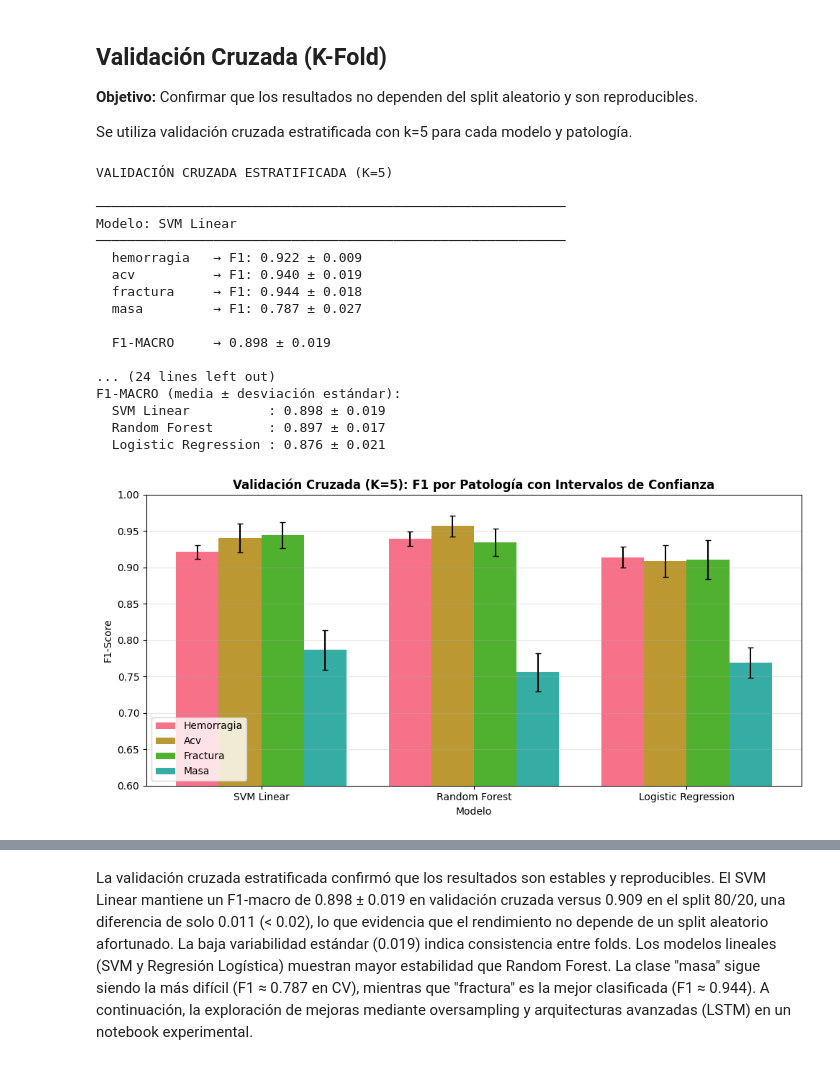
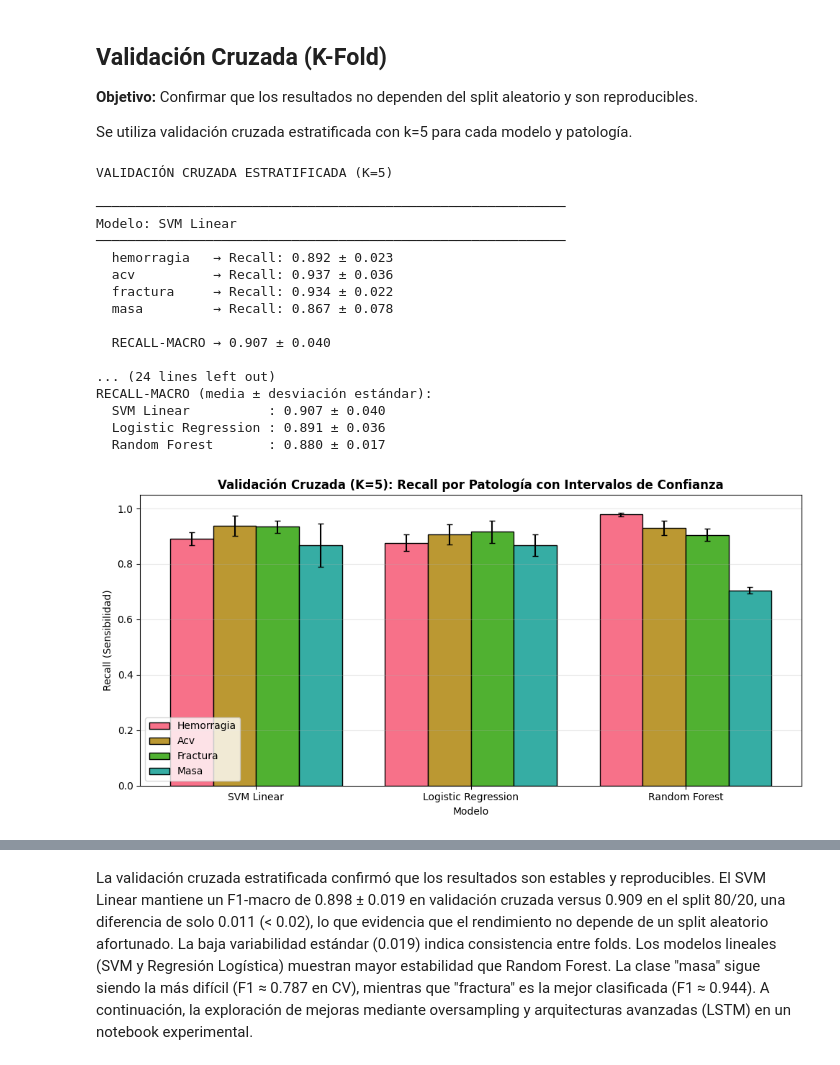
Before and after one commit to isabelaocampos/PDG-Diagnostico-Clinico, a Jupyter notebook: notebooks/2_Modelos_Tradicionales.ipynb, the cells around one changed output, grey strips where cells are left out. Saved outputs shown, nothing was run; the diff lists cells and outputs as text; code cells hidden in the pictures.

```diff
--- a/notebooks/2_Modelos_Tradicionales.ipynb
+++ b/notebooks/2_Modelos_Tradicionales.ipynb
@@ -270,7 +250,7 @@ for nombre_modelo, modelo_base in modelos_cv.items():
     print(f"Modelo: {nombre_modelo}")
     print(f"{'─'*60}")
 
-    f1_por_patologia = {}
+    recall_por_patologia = {}
 
     for patologia in patologias:
         y = df[patologia].values
@@ -278,33 +258,33 @@ for nombre_modelo, modelo_base in modelos_cv.items():
         # Cross-validation con F1
         scores = cross_val_score(
             clone(modelo_base), X, y,
-            cv=skf, scoring='f1', n_jobs=-1
+            cv=skf, scoring='recall', n_jobs=-1
         )
 
         f1_mean = scores.mean()
         f1_std = scores.std()
-        f1_por_patologia[patologia] = {'mean': f1_mean, 'std': f1_std}
+        recall_por_patologia[patologia] = {'mean': f1_mean, 'std': f1_std}
 
-        print(f"  {patologia:12s} → F1: {f1_mean:.3f} ± {f1_std:.3f}")
+        print(f"  {patologia:12s} → Recall: {f1_mean:.3f} ± {f1_std:.3f}")
 
     # Calcular F1-macro promedio
-    f1_macro_mean = np.mean([v['mean'] for v in f1_por_patologia.values()])
-    f1_macro_std = np.mean([v['std'] for v in f1_por_patologia.values()])
+    recall_macro_mean = np.mean([v['mean'] for v in recall_por_patologia.values()])
+    recall_macro_std = np.mean([v['std'] for v in recall_por_patologia.values()])
 
-    print(f"\n  {'F1-MACRO':12s} → {f1_macro_mean:.3f} ± {f1_macro_std:.3f}")
+    print(f"\n  {'RECALL-MACRO':12s} → {recall_macro_mean:.3f} ± {recall_macro_std:.3f}")
 
     resultados_cv.append({
         'Modelo': nombre_modelo,
-        'F1_macro_mean': f1_macro_mean,
-        'F1_macro_std': f1_macro_std,
-        'F1_hemorragia': f1_por_patologia['hemorragia']['mean'],
-        'F1_acv': f1_por_patologia['acv']['mean'],
-        'F1_fractura': f1_por_patologia['fractura']['mean'],
-        'F1_masa': f1_por_patologia['masa']['mean'],
-        'std_hemorragia': f1_por_patologia['hemorragia']['std'],
-        'std_acv': f1_por_patologia['acv']['std'],
-        'std_fractura': f1_por_patologia['fractura']['std'],
-        'std_masa': f1_por_patologia['masa']['std']
+        'Recall_macro_mean': recall_macro_mean,
+        'Recall_macro_std': recall_macro_std,
+        'Recall_hemorragia': recall_por_patologia['hemorragia']['mean'],
+        'Recall_acv': recall_por_patologia['acv']['mean'],
+        'Recall_fractura': recall_por_patologia['fractura']['mean'],
+        'Recall_masa': recall_por_patologia['masa']['mean'],
+        'std_hemorragia': recall_por_patologia['hemorragia']['std'],
+        'std_acv': recall_por_patologia['acv']['std'],
+        'std_fractura': recall_por_patologia['fractura']['std'],
+        'std_masa': recall_por_patologia['masa']['std']
     })
 
 # Tabla resumen
@@ -313,12 +293,12 @@ print("TABLA RESUMEN: VALIDACIÓN CRUZADA (K=5)")
 print("=" * 80)
 
 df_cv = pd.DataFrame(resultados_cv).set_index('Modelo')
-df_cv = df_cv.sort_values('F1_macro_mean', ascending=False)
+df_cv = df_cv.sort_values('Recall_macro_mean', ascending=False)
 
-print("\nF1-MACRO (media ± desviación estándar):")
+print("\nRECALL-MACRO (media ± desviación estándar):")
 for modelo in df_cv.index:
-    mean = df_cv.loc[modelo, 'F1_macro_mean']
-    std = df_cv.loc[modelo, 'F1_macro_std']
+    mean = df_cv.loc[modelo, 'Recall_macro_mean']
+    std = df_cv.loc[modelo, 'Recall_macro_std']
     print(f"  {modelo:20s}: {mean:.3f} ± {std:.3f}")
 
 # Visualización
@@ -329,53 +309,54 @@ x = np.arange(len(modelos_nombres))
 width = 0.2
 
 for i, pat in enumerate(patologias):
-    means = df_cv[f'F1_{pat}'].values
+    means = df_cv[f'Recall_{pat}'].values
     stds = df_cv[f'std_{pat}'].values
-    ax.bar(x + i*width, means, width, label=pat.capitalize(), yerr=stds, capsize=3)
+    ax.bar(x + i*width, means, width, label=pat.capitalize(), yerr=stds, capsize=3, edgecolor='black', linewidth=1)
+    ax.set_ylim([0.0, 1.05])
 
 ax.set_xlabel('Modelo')
-ax.set_ylabel('F1-Score')
-ax.set_title('Validación Cruzada (K=5): F1 por Patología con Intervalos de Confianza', fontweight='bold')
+ax.set_ylabel('Recall (Sensibilidad)')
+ax.set_title('Validación Cruzada (K=5): Recall por Patología con Intervalos de Confianza', fontweight='bold')
 ax.set_xticks(x + width * 1.5)
 ax.set_xticklabels(modelos_nombres)
 ax.legend()
-ax.set_ylim([0.6, 1.0])
+
 ax.grid(axis='y', alpha=0.3)
 
 plt.tight_layout()
 plt.show()
 
 # Comparación con resultados anteriores
 print("\n" + "=" * 80)
 print("COMPARACIÓN: SPLIT ÚNICO vs VALIDACIÓN CRUZADA")
 print("=" * 80)
-print("\n  Split único (80/20):     SVM Linear F1-macro = 0.909")
-print(f"  Validación cruzada (K=5): SVM Linear F1-macro = {df_cv.loc['SVM Linear', 'F1_macro_mean']:.3f} ± {df_cv.loc['SVM Linear', 'F1_macro_std']:.3f}")
+print("\n  Split único (80/20):     SVM Linear Recall-macro = 0.909")
+print(f"  Validación cruzada (K=5): SVM Linear Recall-macro = {df_cv.loc['SVM Linear', 'Recall_macro_mean']:.3f} ± {df_cv.loc['SVM Linear', 'Recall_macro_std']:.3f}")
 
-diferencia = abs(0.909 - df_cv.loc['SVM Linear', 'F1_macro_mean'])
+diferencia = abs(0.909 - df_cv.loc['SVM Linear', 'Recall_macro_mean'])
 if diferencia < 0.02:
     print("\n  Conclusión: Resultados CONSISTENTES. El modelo es robusto.")
 else:
     print(f"\n  Conclusión: Diferencia de {diferencia:.3f}. Revisar estabilidad.")
 # %% [output]
 VALIDACIÓN CRUZADA ESTRATIFICADA (K=5)
 
 ────────────────────────────────────────────────────────────
 Modelo: SVM Linear
 ────────────────────────────────────────────────────────────
-  hemorragia   → F1: 0.922 ± 0.009
-  acv          → F1: 0.940 ± 0.019
-  fractura     → F1: 0.944 ± 0.018
-  masa         → F1: 0.787 ± 0.027
+  hemorragia   → Recall: 0.892 ± 0.023
+  acv          → Recall: 0.937 ± 0.036
+  fractura     → Recall: 0.934 ± 0.022
+  masa         → Recall: 0.867 ± 0.078
 
-  F1-MACRO     → 0.898 ± 0.019
+  RECALL-MACRO → 0.907 ± 0.040
 
 ... (24 lines left out)
-F1-MACRO (media ± desviación estándar):
-  SVM Linear          : 0.898 ± 0.019
-  Random Forest       : 0.897 ± 0.017
-  Logistic Regression : 0.876 ± 0.021
+RECALL-MACRO (media ± desviación estándar):
+  SVM Linear          : 0.907 ± 0.040
+  Logistic Regression : 0.891 ± 0.036
+  Random Forest       : 0.880 ± 0.017
-[figure, old version]
+[figure, new version]
 ================================================================================
 COMPARACIÓN: SPLIT ÚNICO vs VALIDACIÓN CRUZADA
 ================================================================================
```
Also changed, not shown: parts of 13 cells of this notebook.
